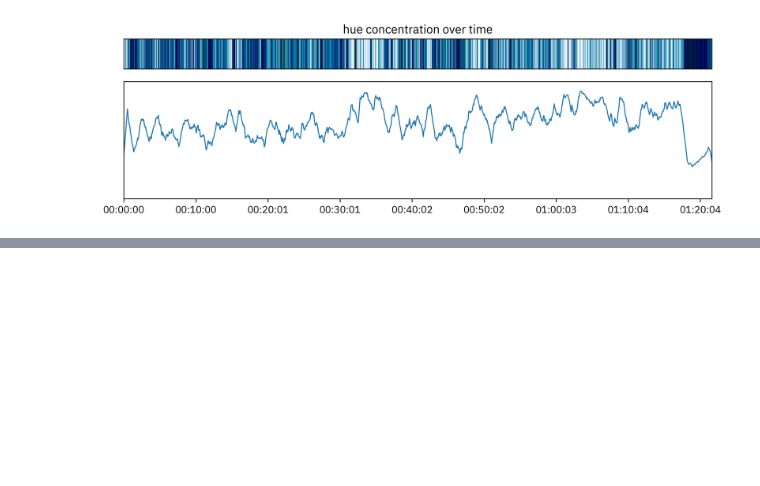
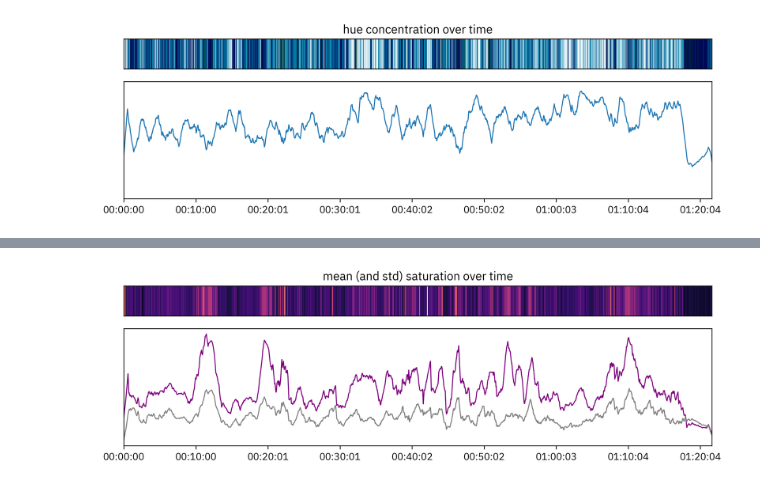
Before and after one commit to chen-siyuan/perfect-blue-eda, a Jupyter notebook: visualize.ipynb, the cells around one changed output, grey strips where cells are left out. Saved outputs shown, nothing was run; the diff lists cells and outputs as text; code cells hidden in the pictures; blank space fills up the shorter version.

```diff
--- a/visualize.ipynb
+++ b/visualize.ipynb
@@ -163,0 +173,28 @@ plt.show()
+# %%
+saturation = hls_counts[:, 2] / (video.height * video.width)
+mean_saturation = (np.arange(256) / 256 * saturation).sum(axis=1)
+std_saturation = (((np.arange(256) / 256) - mean_saturation[:, np.newaxis]) ** 2 * saturation).sum(axis=1) ** (1/2)
+mean_saturation_img = np.broadcast_to(256 * mean_saturation[np.newaxis, :], (1000, num_sub_frames)).astype(np.uint8)
+
+fig, axes = plt.subplots(2, 1, figsize=(9, 3), height_ratios=(1, 2))
+
+axes[0].set(
+    title="mean (and std) saturation over time",
+    xticks=tuple(),
+    yticks=tuple(),
+)
+axes[0].imshow(mean_saturation_img, cmap="magma")
+
+axes[1].set(
+    xlim=(0, num_sub_frames),
+    xticks=sub_frame_idxs,
+    xticklabels=timestamps,
+    yticks=tuple(),
+)
+axes[1].plot(np.arange(num_sub_frames), smooth(mean_saturation), c="purple")
+axes[1].plot(np.arange(num_sub_frames), smooth(std_saturation), c="gray")
+
+plt.tight_layout()
+plt.show()
+# %% [output]
+[figure, added]
```
Also changed, not shown: parts of 1 cell of this notebook, 1 other file.
